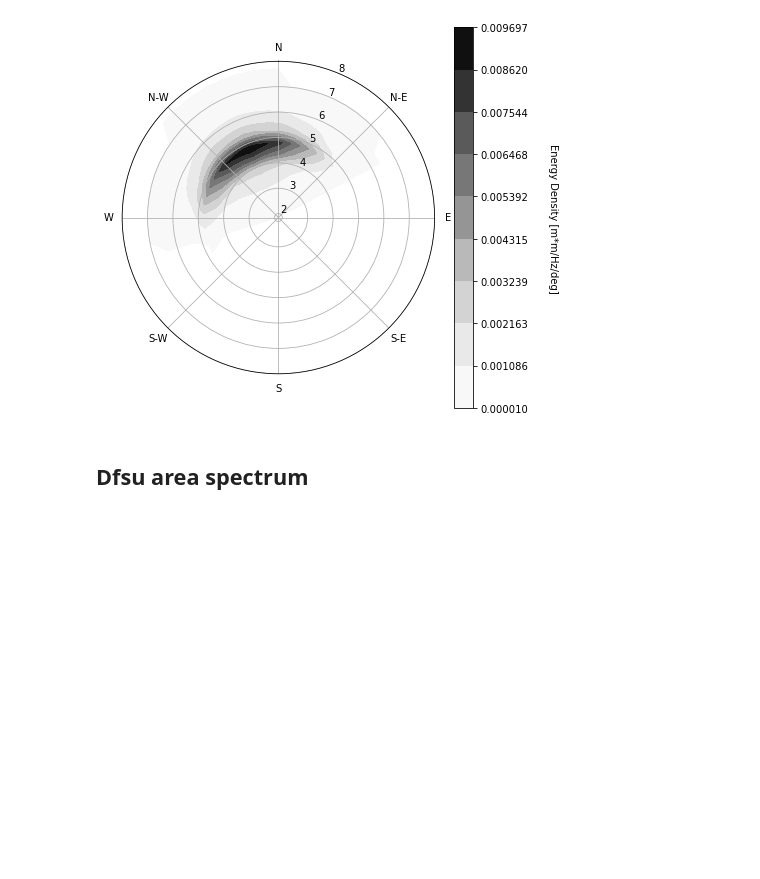
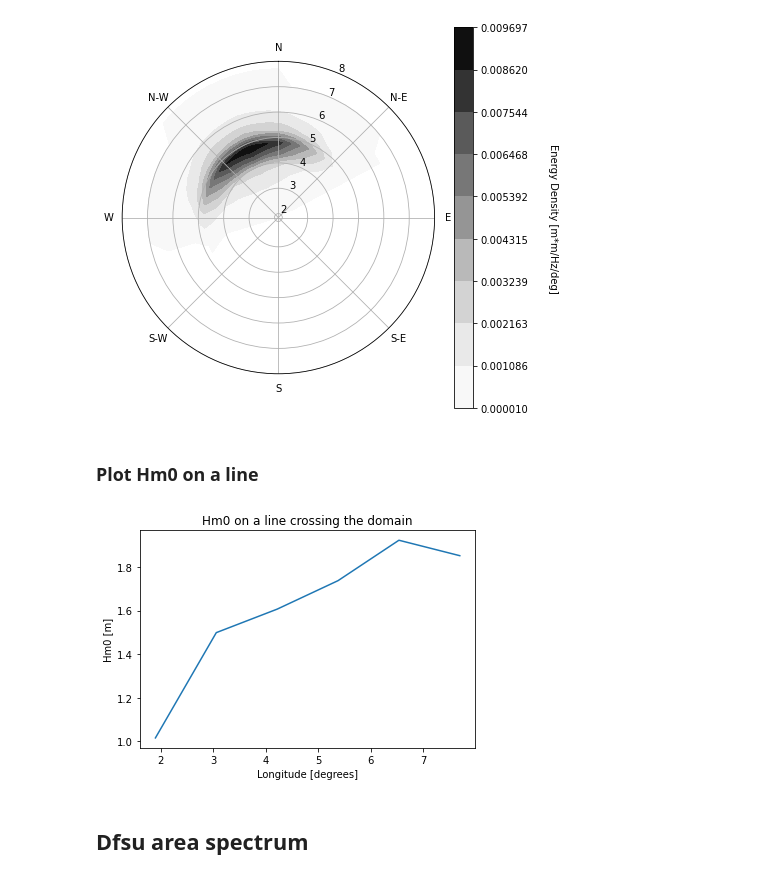
Before and after one commit to DHI/mikeio, a Jupyter notebook: notebooks/Dfsu - Spectral data.ipynb, the cells around one changed output. Saved outputs shown, nothing was run; the diff lists cells and outputs as text; code cells hidden in the pictures; blank space fills up the shorter version.

```diff
--- a/notebooks/Dfsu - Spectral data.ipynb
+++ b/notebooks/Dfsu - Spectral data.ipynb
@@ -57,6 +85,17 @@ spec = np.squeeze(ds[0][0,3,:,:])  # note first 3 points are outside domain
 dfs.plot_spectrum(spec, cmap="Greys", rmax=8, r_as_periods=True);
 # %% [output]
 [figure]
+# %% [markdown]
+### Plot Hm0 on a line
+# %%
+Hm0 = dfs.calc_Hm0_from_spectrum(ds[0])
+timestep = 0
+plt.plot(dfs.node_coordinates[:,0],Hm0[timestep,:])
+plt.title('Hm0 on a line crossing the domain')
+plt.xlabel("Longitude [degrees]")
+plt.ylabel("Hm0 [m]");
+# %% [output]
+[figure, added]
 # %% [markdown]
 ## Dfsu area spectrum
 # %%
```
Also changed, not shown: parts of 13 cells of this notebook.
